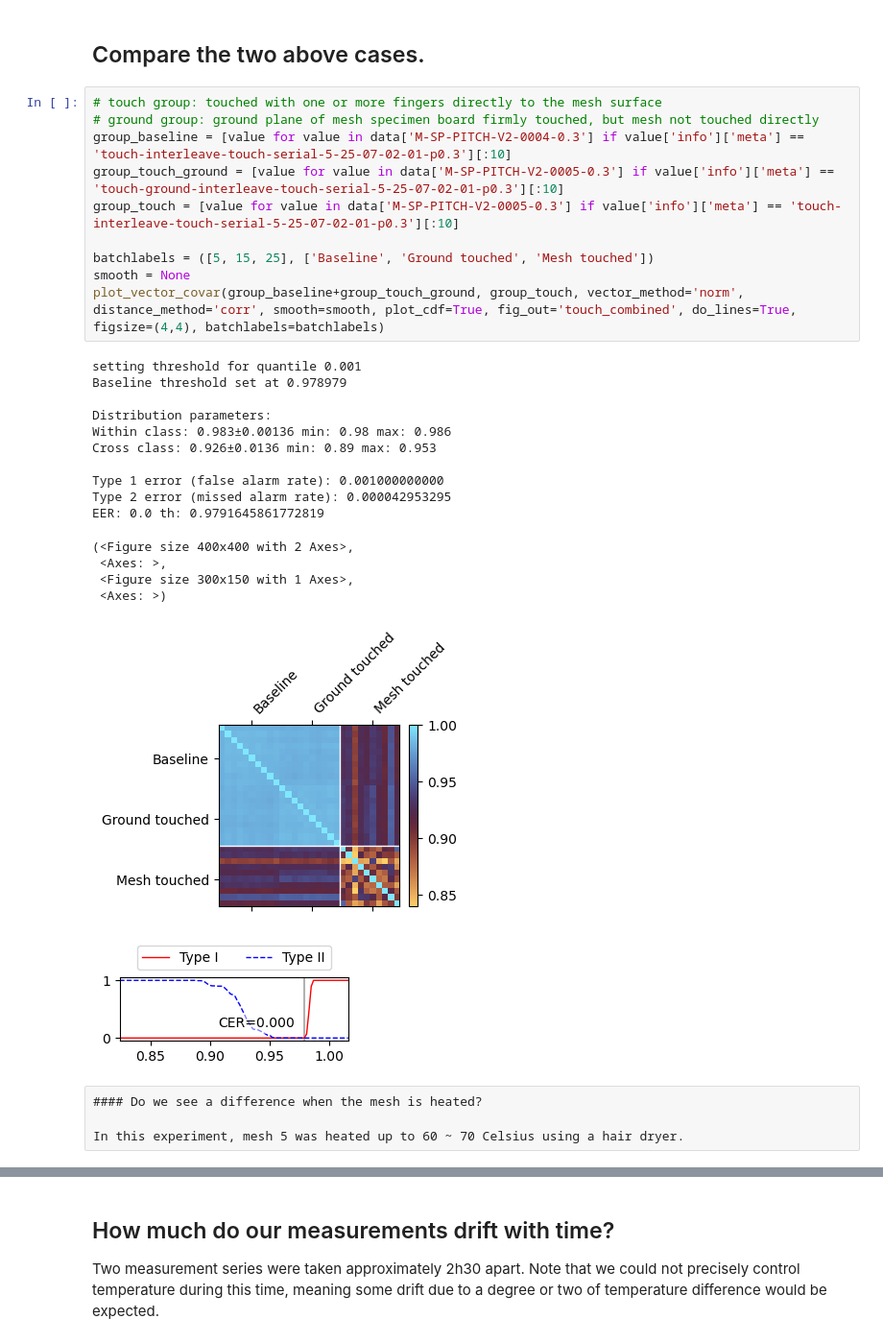
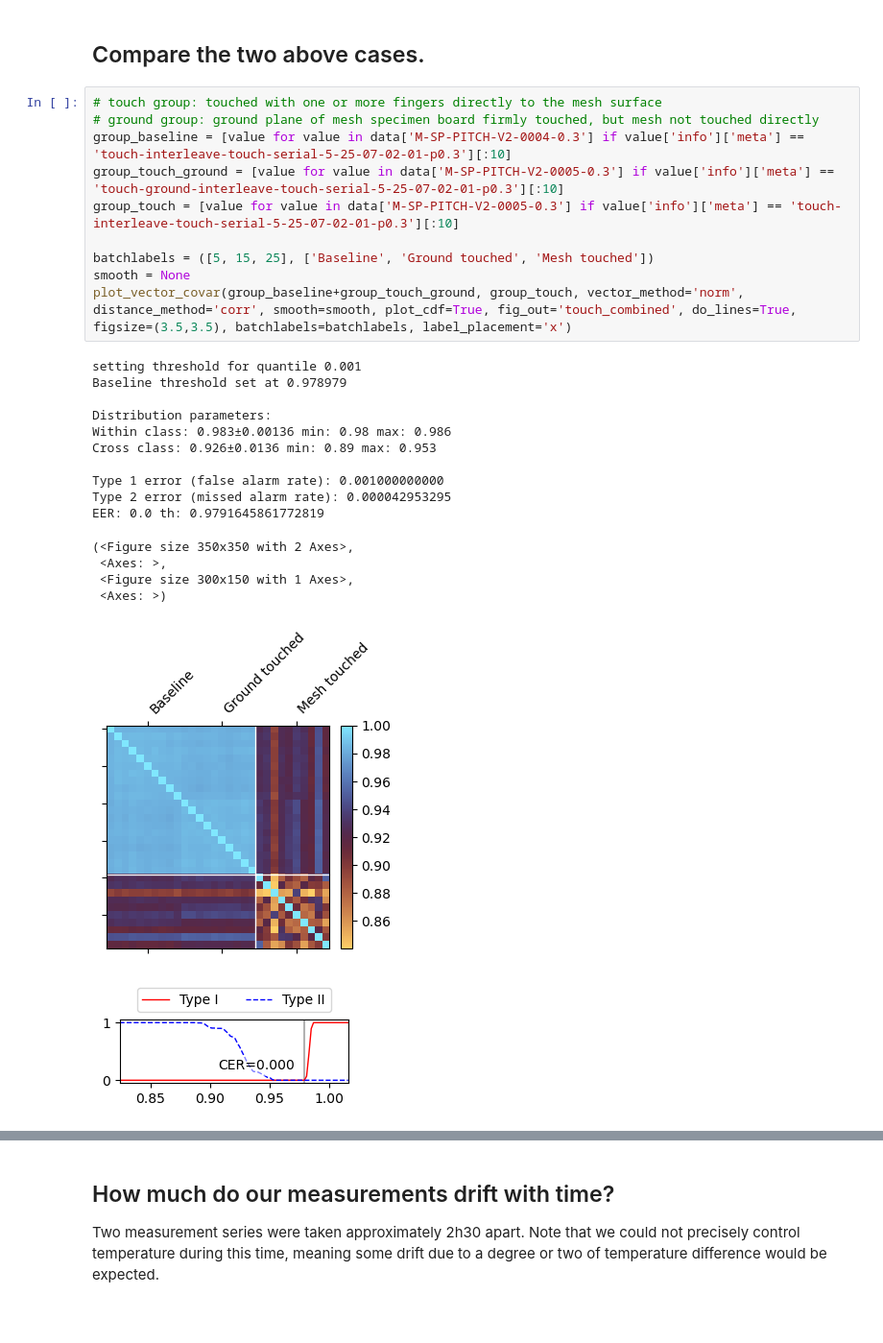
Before and after one commit to jaseg/sampling-mesh-monitor, a Jupyter notebook: jupyter_notebooks/classifier_tests.ipynb, the cells around one changed output, grey strips where cells are left out. Shown at 96% size. Drawn from its saved outputs; the diff is of its cells as text; blank space fills up the shorter version.

```diff
--- a/jupyter_notebooks/classifier_tests.ipynb
+++ b/jupyter_notebooks/classifier_tests.ipynb
@@ -1137,31 +1121,27 @@ EER: 0.1676190476190476 th: 0.9831607423686642
 # %%
 # touch group: touched with one or more fingers directly to the mesh surface
 # ground group: ground plane of mesh specimen board firmly touched, but mesh not touched directly
 group_baseline = [value for value in data['M-SP-PITCH-V2-0004-0.3'] if value['info']['meta'] == 'touch-interleave-touch-serial-5-25-07-02-01-p0.3'][:10]
 group_touch_ground = [value for value in data['M-SP-PITCH-V2-0005-0.3'] if value['info']['meta'] == 'touch-ground-interleave-touch-serial-5-25-07-02-01-p0.3'][:10]
 group_touch = [value for value in data['M-SP-PITCH-V2-0005-0.3'] if value['info']['meta'] == 'touch-interleave-touch-serial-5-25-07-02-01-p0.3'][:10]
 
 batchlabels = ([5, 15, 25], ['Baseline', 'Ground touched', 'Mesh touched'])
 smooth = None
-plot_vector_covar(group_baseline+group_touch_ground, group_touch, vector_method='norm', distance_method='corr', smooth=smooth, plot_cdf=True, fig_out='touch_combined', do_lines=True, figsize=(4,4), batchlabels=batchlabels)
+plot_vector_covar(group_baseline+group_touch_ground, group_touch, vector_method='norm', distance_method='corr', smooth=smooth, plot_cdf=True, fig_out='touch_combined', do_lines=True, figsize=(3.5,3.5), batchlabels=batchlabels, label_placement='x')
 # %% [output]
 setting threshold for quantile 0.001
 Baseline threshold set at 0.978979
 
 Distribution parameters:
 Within class: 0.983±0.00136 min: 0.98 max: 0.986
 Cross class: 0.926±0.0136 min: 0.89 max: 0.953
 
 Type 1 error (false alarm rate): 0.001000000000
 Type 2 error (missed alarm rate): 0.000042953295
 EER: 0.0 th: 0.9791645861772819
-(<Figure size 400x400 with 2 Axes>,
+(<Figure size 350x350 with 2 Axes>,
  <Axes: >,
  <Figure size 300x150 with 1 Axes>,
  <Axes: >)
-[figure, old version]
+[figure, new version]
 [figure]
-# %% [raw]
-#### Do we see a difference when the mesh is heated?
-
-In this experiment, mesh 5 was heated up to 60 ~ 70 Celsius using a hair dryer.
```
Also changed, not shown: parts of 8 cells of this notebook, 13 other files.
